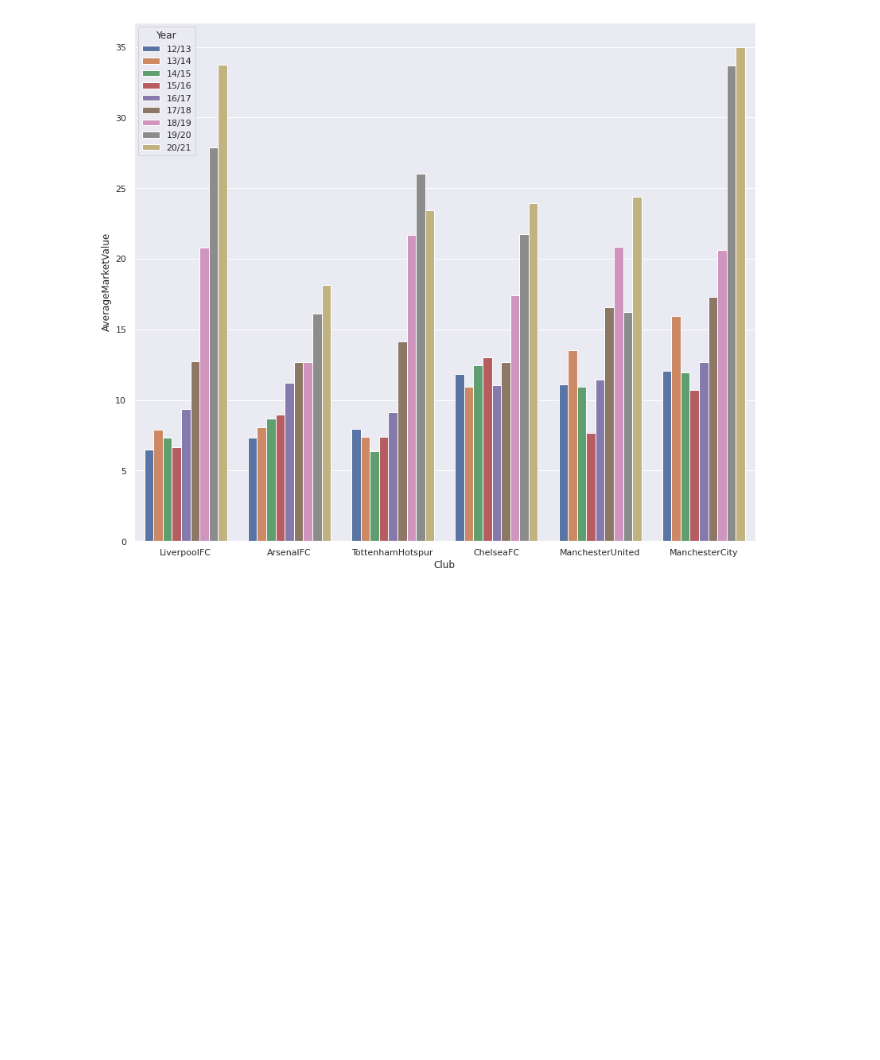
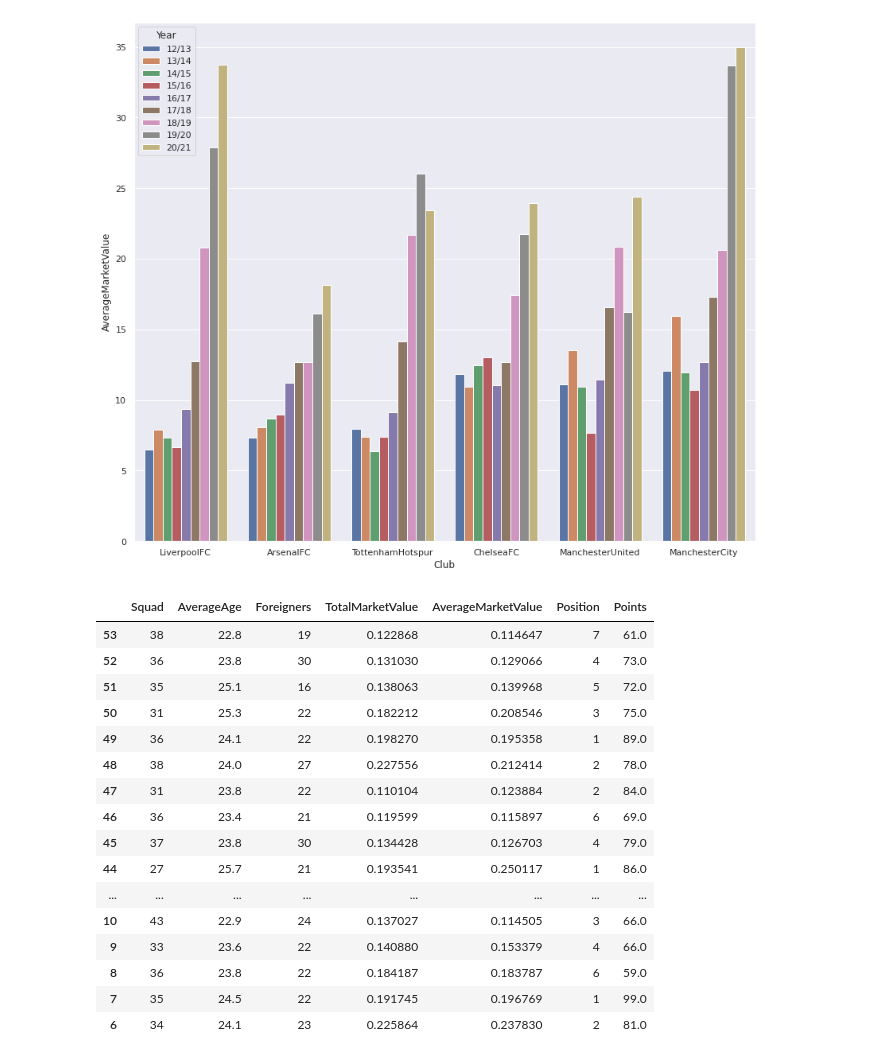
Before and after one commit to oshanoshu/PremierLeagueTransferMarket, a Jupyter notebook: MarketValue.ipynb, the cells around one changed output. Cells and saved outputs as stored; diff of their text form; code cells hidden in the pictures; blank space fills up the shorter version.

```diff
--- a/MarketValue.ipynb
+++ b/MarketValue.ipynb
@@ -74,3 +74,35 @@ sns.barplot(data = df, x = "Club", y = "AverageMarketValue", hue="Year")
 # %% [output]
 <matplotlib.axes._subplots.AxesSubplot at 0x...>
 [figure]
+# %%
+df_history = df[df["Year"]!="20/21"]
+# %%
+df_sumMarket = df_history['TotalMarketValue'].groupby(df['Year']).sum()
+df_averageMarket = df_history['AverageMarketValue'].groupby(df['Year']).sum()
+# %%
+def Standardize(x):
+  x.TotalMarketValue=x.TotalMarketValue/df_sumMarket[x.Year]
+  x.AverageMarketValue=x.AverageMarketValue/df_averageMarket[x.Year]
+  return x
+df_history = df_history.apply(Standardize, 1)
+#df_history = df_history.apply(lambda x.TotalMarketValue:x.TotalMarketValue/df_sumMarket[x.Year],axis=1)
+# %%
+df_history.drop(columns=["Club", "Year", "Trophies"])
+# %% [output]
+|  | Squad | AverageAge | Foreigners | TotalMarketValue | AverageMarketValue | Position | Points |
+| 53 | 38 | 22.8 | 19 | 0.122868 | 0.114647 | 7 | 61.0 |
+| 52 | 36 | 23.8 | 30 | 0.131030 | 0.129066 | 4 | 73.0 |
+| 51 | 35 | 25.1 | 16 | 0.138063 | 0.139968 | 5 | 72.0 |
+| 50 | 31 | 25.3 | 22 | 0.182212 | 0.208546 | 3 | 75.0 |
+| 49 | 36 | 24.1 | 22 | 0.198270 | 0.195358 | 1 | 89.0 |
+| 48 | 38 | 24.0 | 27 | 0.227556 | 0.212414 | 2 | 78.0 |
+| 47 | 31 | 23.8 | 22 | 0.110104 | 0.123884 | 2 | 84.0 |
+| 46 | 36 | 23.4 | 21 | 0.119599 | 0.115897 | 6 | 69.0 |
+| 45 | 37 | 23.8 | 30 | 0.134428 | 0.126703 | 4 | 79.0 |
+| 44 | 27 | 25.7 | 21 | 0.193541 | 0.250117 | 1 | 86.0 |
+| ... | ... | ... | ... | ... | ... | ... | ... |
+| 10 | 43 | 22.9 | 24 | 0.137027 | 0.114505 | 3 | 66.0 |
+| 9 | 33 | 23.6 | 22 | 0.140880 | 0.153379 | 4 | 66.0 |
+| 8 | 36 | 23.8 | 22 | 0.184187 | 0.183787 | 6 | 59.0 |
+| 7 | 35 | 24.5 | 22 | 0.191745 | 0.196769 | 1 | 99.0 |
+| 6 | 34 | 24.1 | 23 | 0.225864 | 0.237830 | 2 | 81.0 |
```
Also changed, not shown: parts of 10 cells of this notebook.
